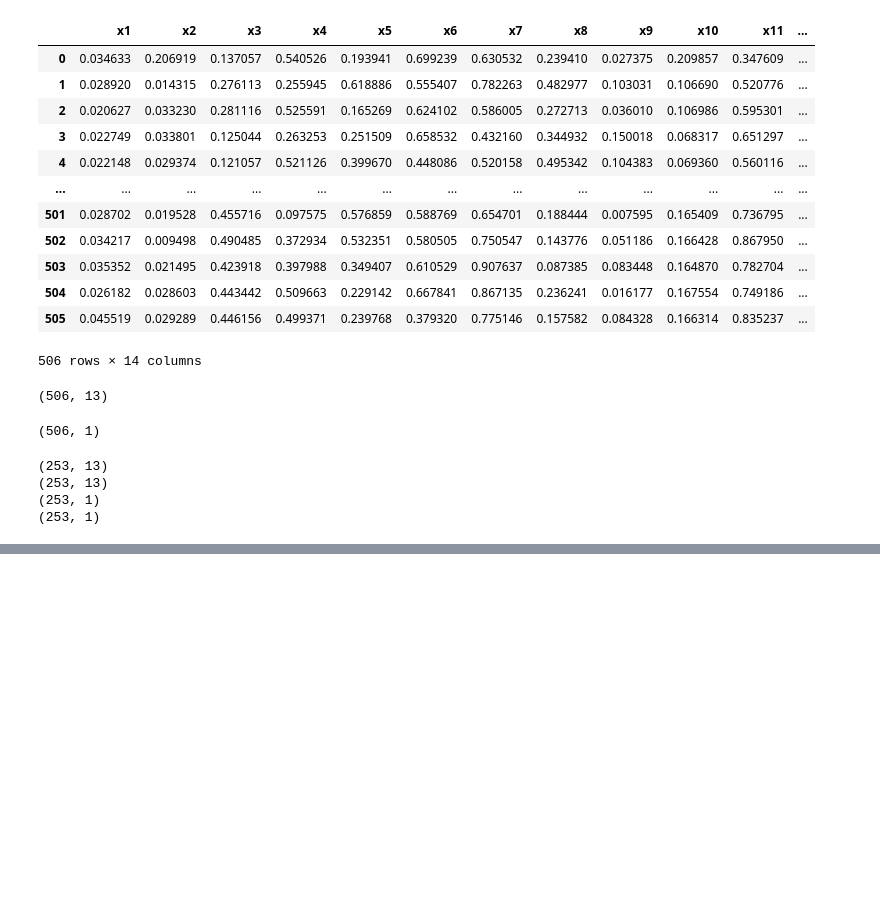
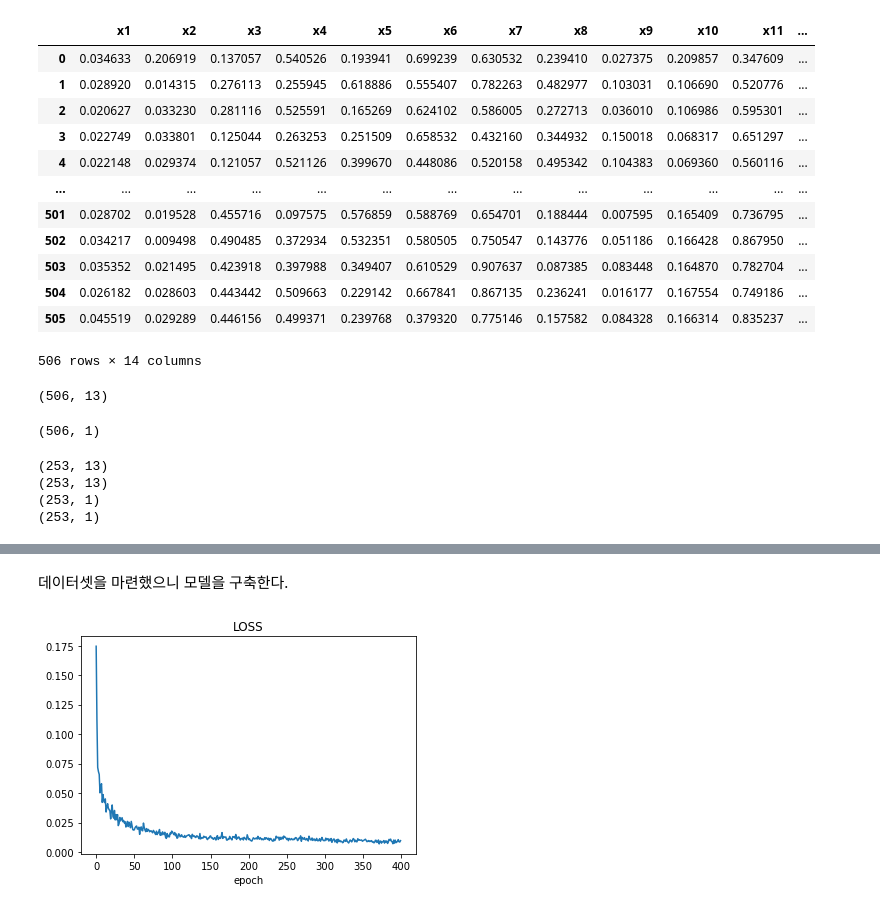
Before and after one commit to seok-jong/Pytorch_for_DL_Basic, a Jupyter notebook: chapter/ch_5/Neural_Network.ipynb, the cells around one changed output, grey strips where cells are left out. Saved outputs shown, nothing was run; the diff lists cells and outputs as text; code cells hidden in the pictures; blank space fills up the shorter version.

```diff
--- a/chapter/ch_5/Neural_Network.ipynb
+++ b/chapter/ch_5/Neural_Network.ipynb
@@ -144,0 +164,20 @@ print(Y_test.shape)
+# %% [markdown]
+데이터셋을 마련했으니 모델을 구축한다.
+# %%
+class Regressor(nn.Module):
+    def __init__(self):
+        super().__init__()
+        self.fc1 = nn.Linear(13,50)
+        self.fc2 = nn.Linear(50,30)
+        self.fc3 = nn.Linear(30,1)
+        self.dropout = nn.Dropout(0.5)
+
+    def forward(self,x):
+        x = F.relu(self.fc1(x))
+        x = self.dropout(F.relu(self.fc2(x)))
+        x = F.relu(self.fc3(x))
+        return x
+# %%
+model = Regressor()
+criterion = nn.MSELoss()
+optimizer = optim.Adam(model.parameters(),lr = 0.001, weight_decay = 1e-7)
@@ -144,0 +187,26 @@ print(Y_test.shape)
+# %%
+loss_stack = []
+n = len(trainloader) # batch 의 갯수 -> 매 epoch의 손실함수의 평균값을 구하기 위해 사용
+
+for epoch in range(400):
+    running_loss = 0.0 # 평균을 계산하기위해 0으로 초기화
+
+    for data in trainloader:
+        inputs,outputs = data
+        # print(inputs.shape)
+        # print(outputs.shape)
+        optimizer.zero_grad()
+        y_hat = model(inputs)
+        loss = criterion(y_hat,outputs)
+        loss.backward()
+        optimizer.step()
+        running_loss+=loss.item()
+
+    loss_stack.append(running_loss/n)
+# %%
+plt.plot(loss_stack)
+plt.title('LOSS')
+plt.xlabel("epoch")
+plt.show()
+# %% [output]
+[figure, added]
```
Also changed, not shown: parts of 3 cells of this notebook.
